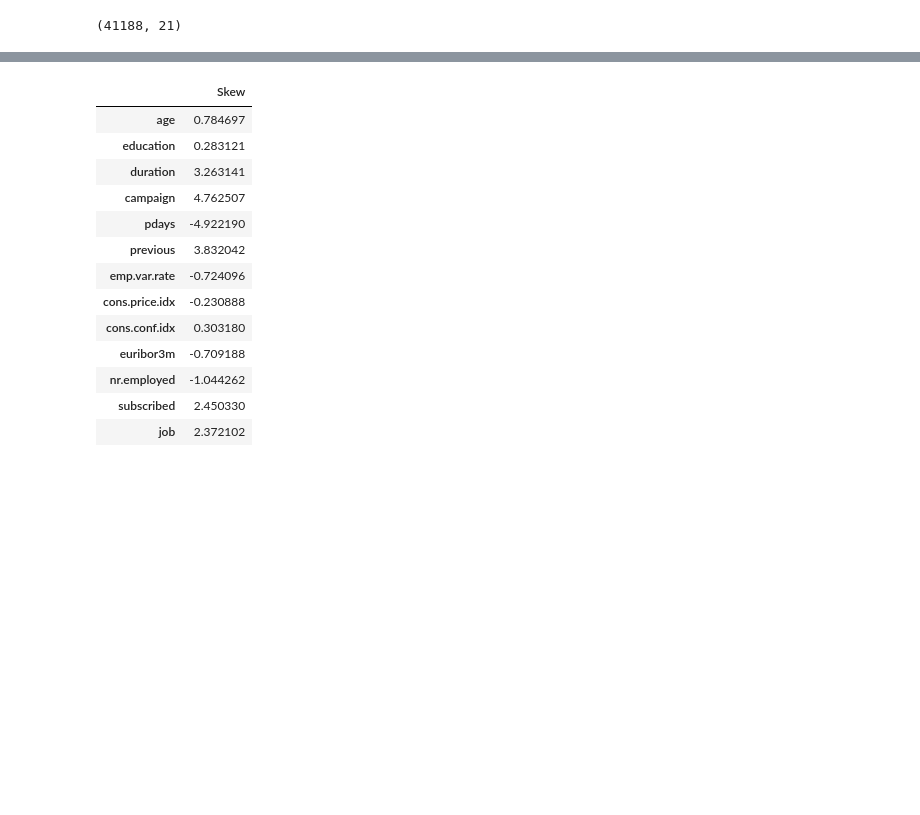
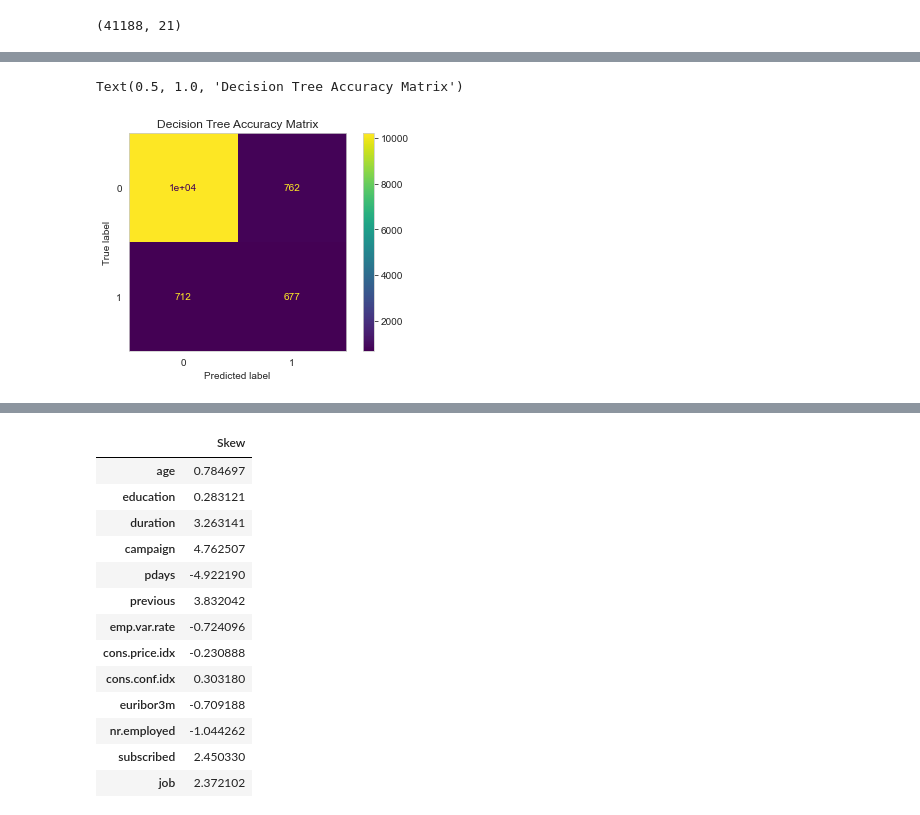
Before and after one commit to Lois-Wong/Marketing-Subscription-Classification, a Jupyter notebook: PAA_III.ipynb, the cells around one changed output, grey strips where cells are left out. Cells and saved outputs as stored; diff of their text form; code cells hidden in the pictures; blank space fills up the shorter version.

```diff
--- a/PAA_III.ipynb
+++ b/PAA_III.ipynb
@@ -194,0 +367,7 @@ dtype: object
+# %%
+ConfusionMatrixDisplay(confusion_matrix(y_test, tree_test_preds)).plot()
+plt.grid(False)
+plt.title("Decision Tree Accuracy Matrix")
+# %% [output]
+Text(0.5, 1.0, 'Decision Tree Accuracy Matrix')
+[figure, added]
```
Also changed, not shown: parts of 96 cells of this notebook.
